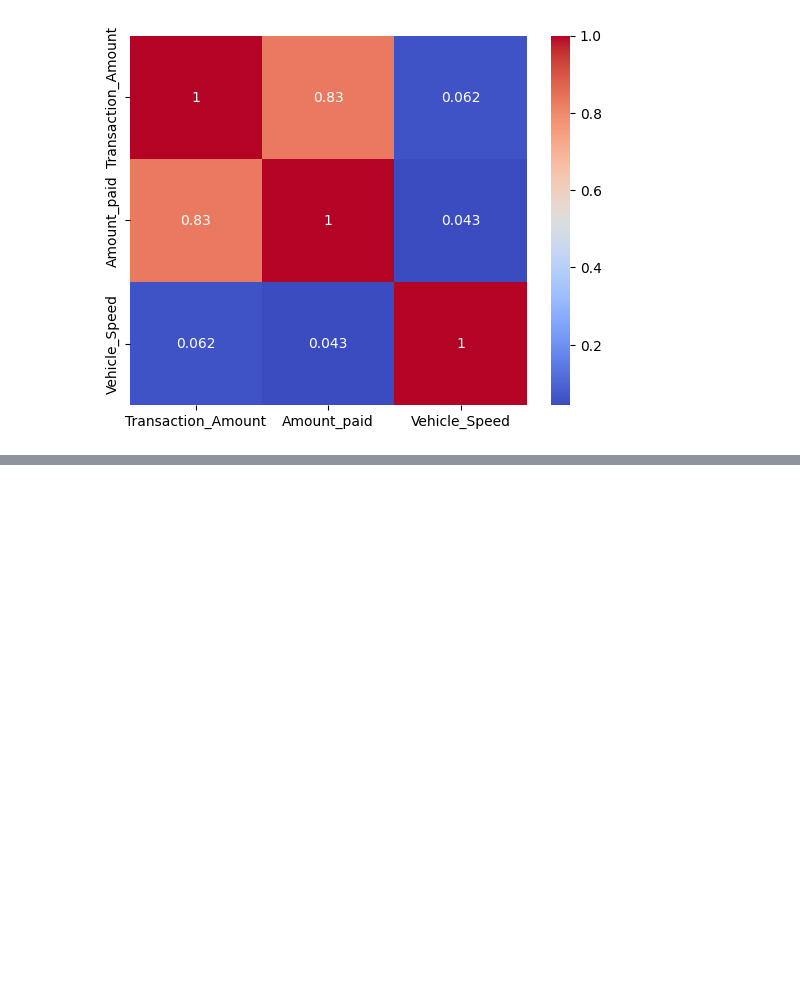
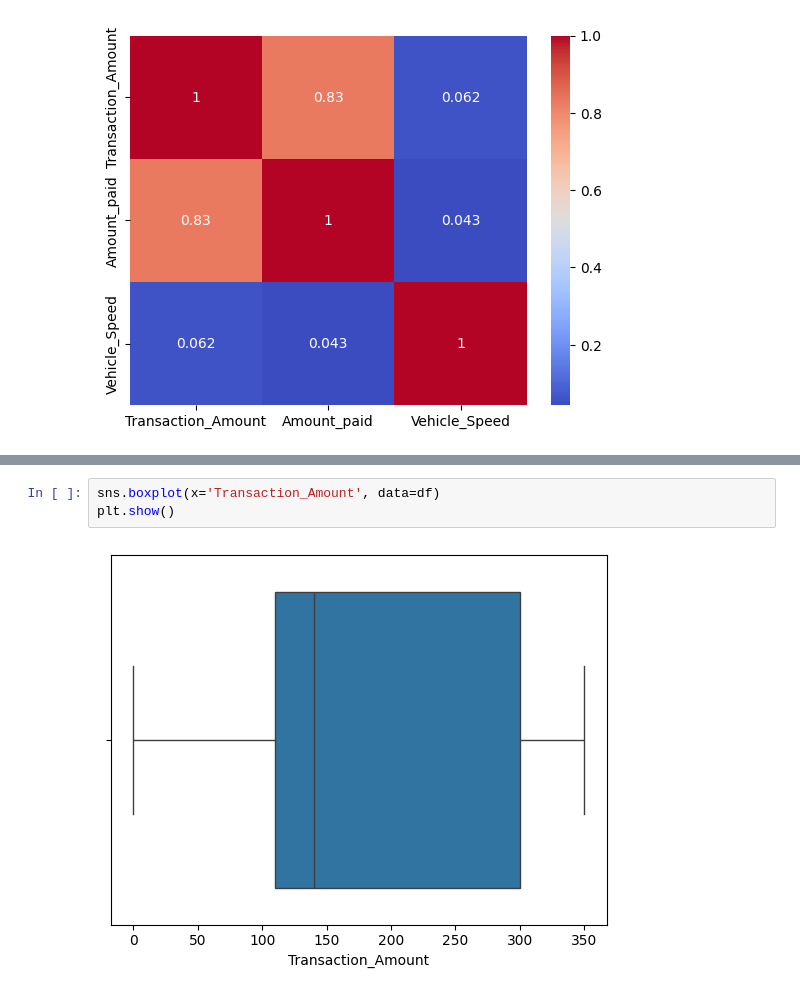
Before and after one commit to raakanaka/Learn-Machine-Learning, a Jupyter notebook: Fraud_Detections.ipynb, the cells around one changed output, grey strips where cells are left out. Cells and saved outputs as stored; diff of their text form; blank space fills up the shorter version.

```diff
--- a/Fraud_Detections.ipynb
+++ b/Fraud_Detections.ipynb
@@ -162,0 +175,5 @@ plt.show()
+# %%
+sns.boxplot(x='Transaction_Amount', data=df)
+plt.show()
+# %% [output]
+[figure, added]
```
Also changed, not shown: parts of 2 cells of this notebook.
